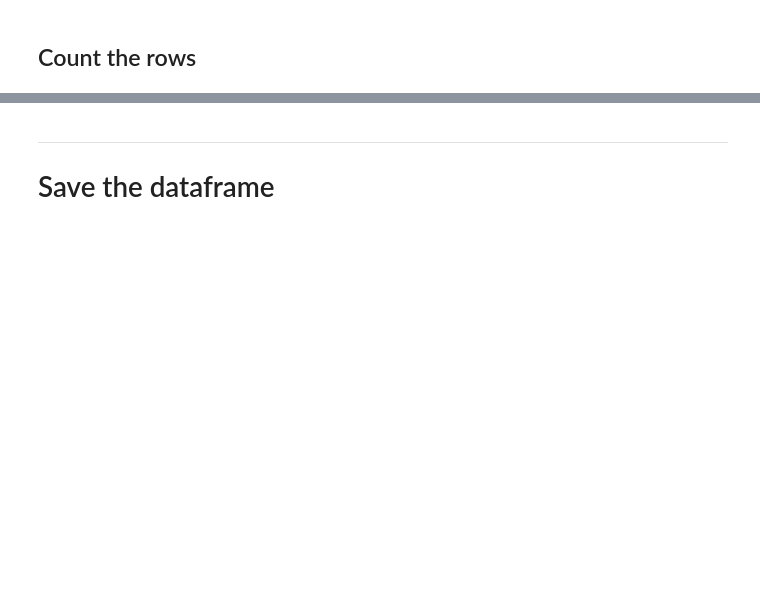
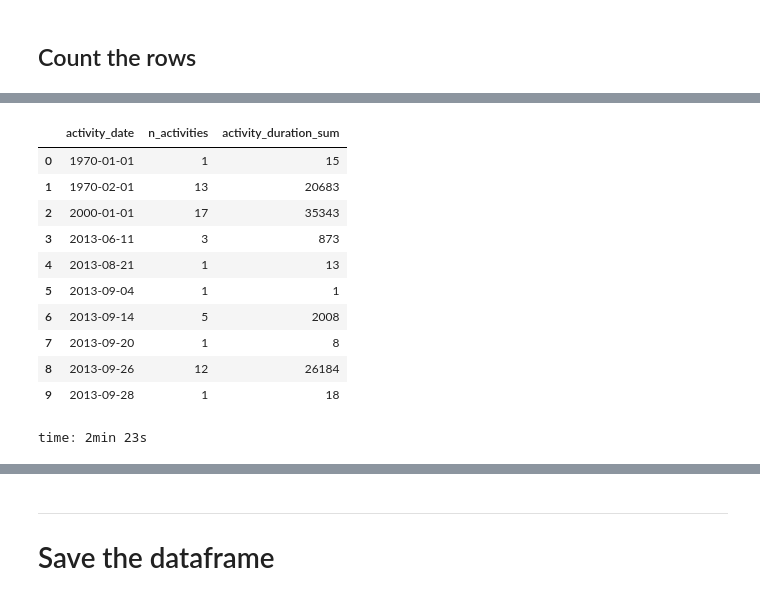
Before and after one commit to wojciechdk/Music_Spring_2021, a Jupyter notebook: documentation/notebooks/initial_statistics.ipynb, the cells around one changed output, grey strips where cells are left out. Drawn from its saved outputs; the diff is of its cells as text; code cells hidden in the pictures; blank space fills up the shorter version.

```diff
--- a/documentation/notebooks/initial_statistics.ipynb
+++ b/documentation/notebooks/initial_statistics.ipynb
@@ -84,20 +124,27 @@ print(f'Execution time: {time.time() - start_time:.5f} s.')
 # %%
-# Save the start time for timing.
-start_time = time.time()
-
-# Compute dataframe showing progress of Rome popularity per time
-# Order by review date.
+# Compute dataframe showing the number of activities and the total duration
+# of these activities per day. Order by activity date.
 df_activity_stats = (
-    df_clean
+    df
     .withColumn('activity_date', f.to_date('activity_start_time'))
     .groupBy('activity_date')
     .agg(f.count('activity_id').alias('n_activities'),
          f.sum('activity_duration').alias('activity_duration_sum'))
     .orderBy(f.asc('activity_date'))
 )
 
 # Show the top rows
 df_activity_stats.limit(100).toPandas().head(10)
-
-# Show the execution time.
-print(f'Execution time: {time.time() - start_time:.5f} s.')
+# %% [output]
+|  | activity_date | n_activities | activity_duration_sum |
+| 0 | 1970-01-01 | 1 | 15 |
+| 1 | 1970-02-01 | 13 | 20683 |
+| 2 | 2000-01-01 | 17 | 35343 |
+| 3 | 2013-06-11 | 3 | 873 |
+| 4 | 2013-08-21 | 1 | 13 |
+| 5 | 2013-09-04 | 1 | 1 |
+| 6 | 2013-09-14 | 5 | 2008 |
+| 7 | 2013-09-20 | 1 | 8 |
+| 8 | 2013-09-26 | 12 | 26184 |
+| 9 | 2013-09-28 | 1 | 18 |
+time: 2min 23s
```
Also changed, not shown: parts of 19 cells of this notebook, 4 other files.
